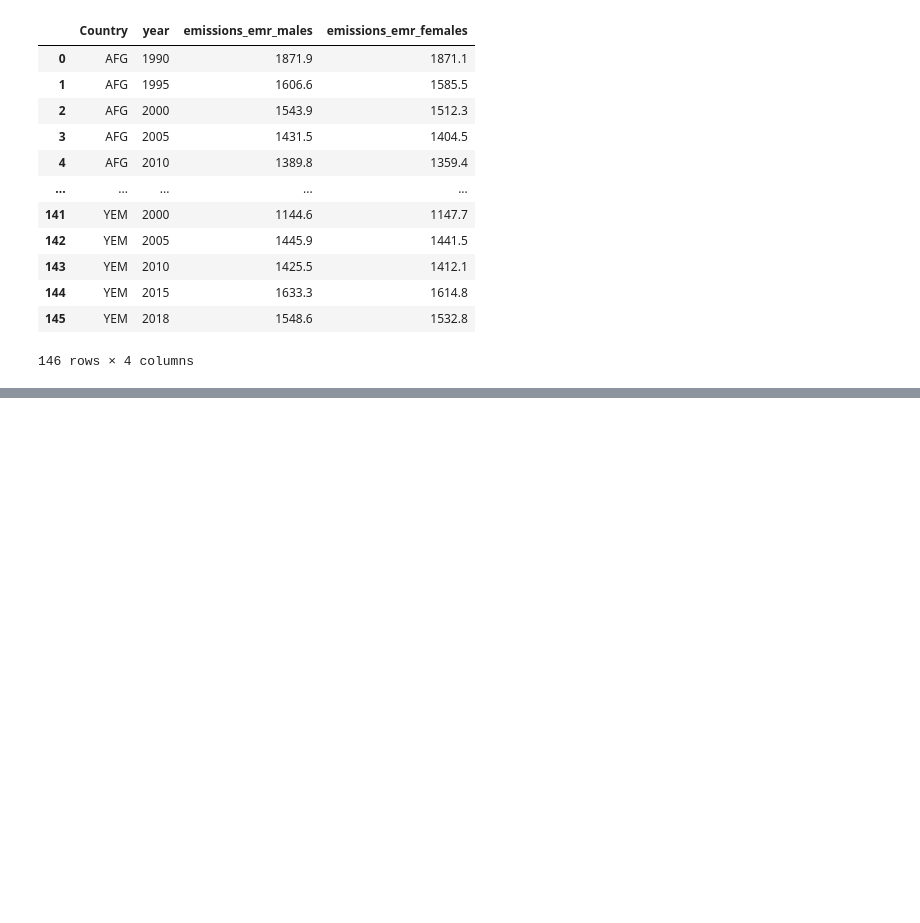
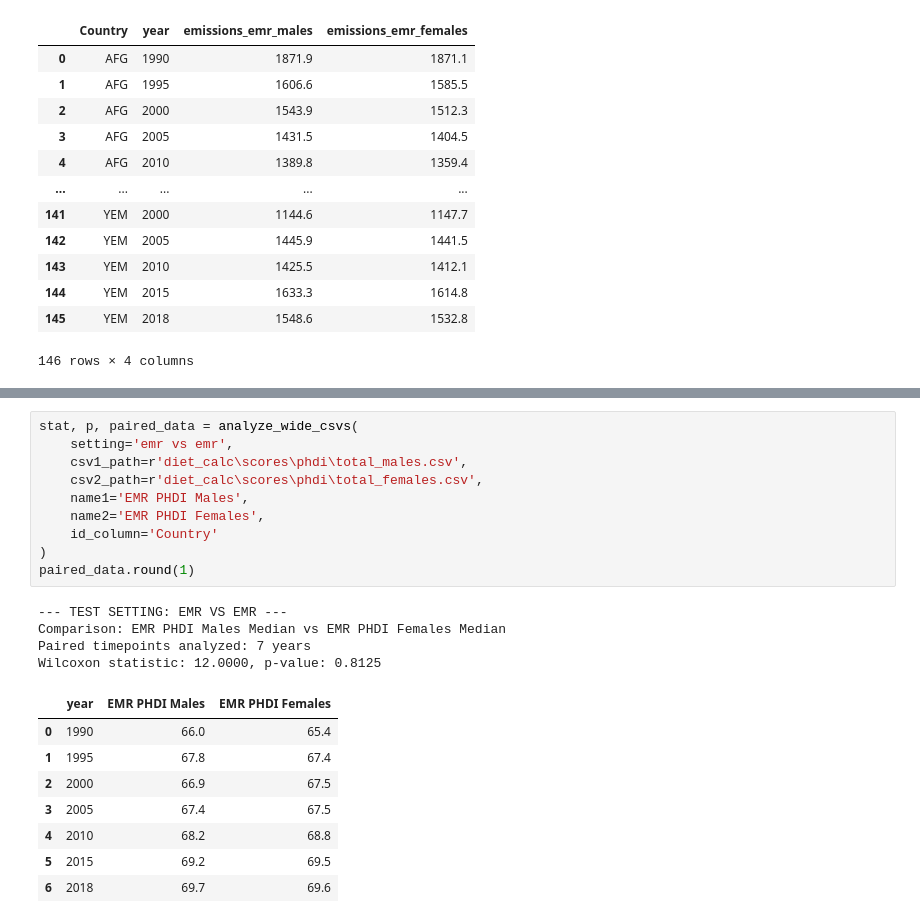
Before and after one commit to iMaatin/climate_change, a Jupyter notebook: comparison.ipynb, the cells around one changed output, grey strips where cells are left out. Saved outputs shown, nothing was run; the diff lists cells and outputs as text; blank space fills up the shorter version.

```diff
--- a/comparison.ipynb
+++ b/comparison.ipynb
@@ -228,0 +341,23 @@ Wilcoxon statistic: 1586.0000, p-value: 0.0000
+# %%
+stat, p, paired_data = analyze_wide_csvs(
+    setting='emr vs emr',
+    csv1_path=r'diet_calc\scores\phdi\total_males.csv',
+    csv2_path=r'diet_calc\scores\phdi\total_females.csv',
+    name1='EMR PHDI Males',
+    name2='EMR PHDI Females',
+    id_column='Country'
+)
+paired_data.round(1)
+# %% [output]
+--- TEST SETTING: EMR VS EMR ---
+Comparison: EMR PHDI Males Median vs EMR PHDI Females Median
+Paired timepoints analyzed: 7 years
+Wilcoxon statistic: 12.0000, p-value: 0.8125
+|  | year | EMR PHDI Males | EMR PHDI Females |
+| 0 | 1990 | 66.0 | 65.4 |
+| 1 | 1995 | 67.8 | 67.4 |
+| 2 | 2000 | 66.9 | 67.5 |
+| 3 | 2005 | 67.4 | 67.5 |
+| 4 | 2010 | 68.2 | 68.8 |
+| 5 | 2015 | 69.2 | 69.5 |
+| 6 | 2018 | 69.7 | 69.6 |
```
Also changed, not shown: parts of 9 cells of this notebook.
